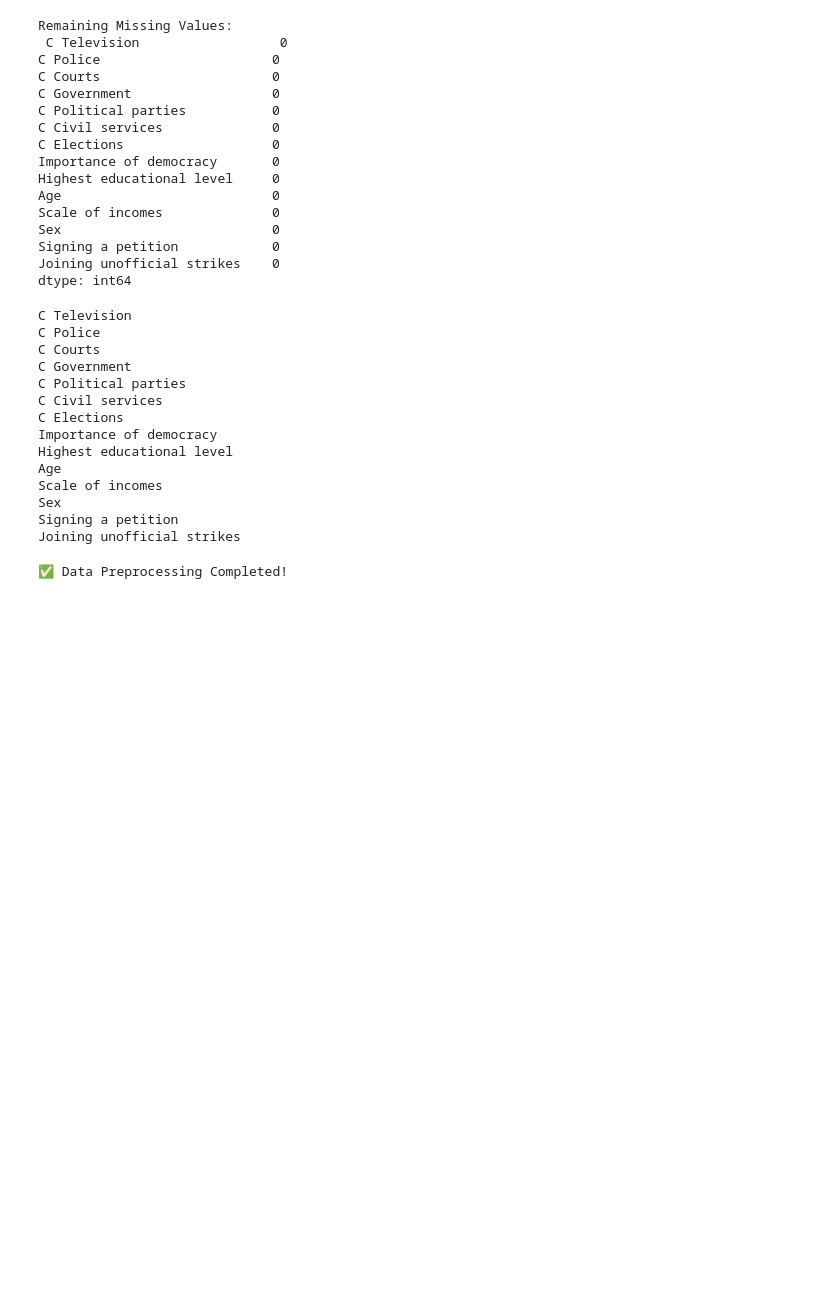
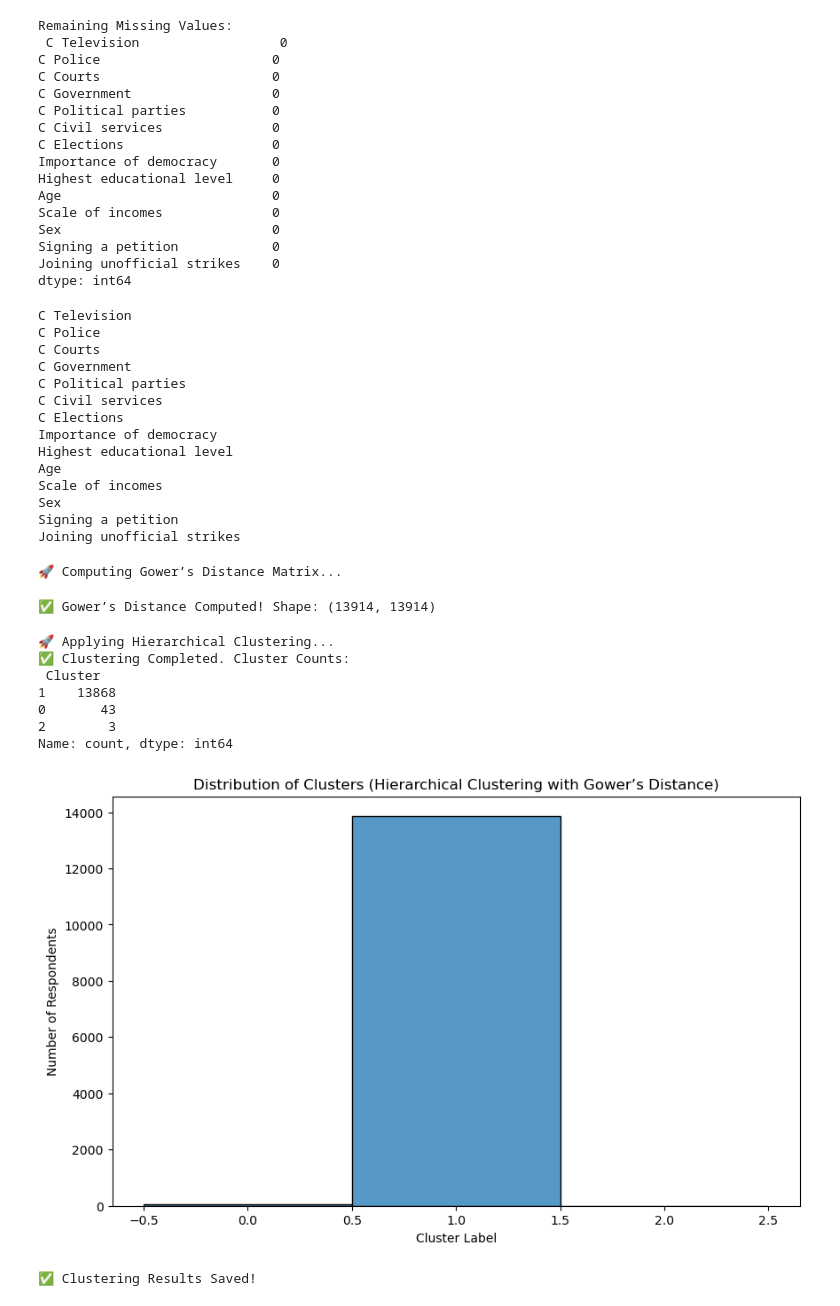
Before and after one commit to r-a-j/World-Value-Survey, a Jupyter notebook: BONUS_Analysis.ipynb, the cells around one changed output. Saved outputs shown, nothing was run; the diff lists cells and outputs as text; code cells hidden in the pictures; blank space fills up the shorter version.

```diff
--- a/BONUS_Analysis.ipynb
+++ b/BONUS_Analysis.ipynb
@@ -190,6 +190,9 @@ Sex
 Signing a petition
 Joining unofficial strikes
 # %%
+from sklearn.cluster import AgglomerativeClustering
+from gower import gower_matrix
+
 # ✅ Step 1: Define Variable Types
 ordinal_columns = [
     "C Television", "C Police", "C Courts", "C Government",
@@ -201,7 +204,7 @@ categorical_columns = [
     "Highest educational level", "Sex", "Signing a petition", "Joining unofficial strikes"
 ]
 
-continuous_columns = ["Age"]  # Only Age is continuous
+continuous_columns = ["Age"]
 
 # ✅ Step 2: Convert Ordinal Variables Properly
 for col in ordinal_columns:
@@ -210,10 +213,13 @@ for col in ordinal_columns:
 # ✅ Step 3: Convert Categorical Variables using One-Hot Encoding
 df_g8 = pd.get_dummies(df_g8, columns=categorical_columns, drop_first=True)
 
-# ✅ Step 4: Normalize Continuous Variables
-scaler = StandardScaler()
-df_g8[continuous_columns] = scaler.fit_transform(df_g8[continuous_columns])
+# ✅ Step 4: Compute Gower’s Distance Matrix with tqdm
+print("🚀 Computing Gower’s Distance Matrix...")
+with tqdm(total=df_g8.shape[0], desc="Gower Distance Calculation") as pbar:
+    gower_dist = gower_matrix(df_g8)
+    pbar.update(df_g8.shape[0])  # Update progress bar
 
-print("✅ Data Preprocessing Completed!")
+print("✅ Gower’s Distance Computed! Shape:", gower_dist.shape)
 # %% [output]
-✅ Data Preprocessing Completed!
+🚀 Computing Gower’s Distance Matrix...
+✅ Gower’s Distance Computed! Shape: (13914, 13914)
@@ -239,16 +225,0 @@ print("✅ Data Preprocessing Completed!")
-# %%
-# 🚀 Define Number of Clusters (Based on Elbow Method)
-num_clusters = 3
-
-# 🚀 Fit K-Prototypes Model
-kproto = KPrototypes(n_clusters=num_clusters, random_state=42)
-clusters = kproto.fit_predict(df_g8, categorical=list(range(len(ordinal_columns), df_g8.shape[1])))
-
-# 🚀 Add Cluster Labels
-df_g8["Cluster"] = clusters
-
-print("✅ Clustering Completed. Cluster Counts:")
-print(pd.Series(clusters).value_counts())
-
-# 🚀 Save Clustered Data
-df_g8.to_csv("data/preprocessed/clustered_rq4.csv", index=False)
@@ -278,0 +226,31 @@ plt.show()
+# %%
+# ✅ Step 5: Apply Hierarchical Clustering (Agglomerative)
+print("🚀 Applying Hierarchical Clustering...")
+
+num_clusters = 3  # Adjust based on dendrogram
+hac = AgglomerativeClustering(n_clusters=num_clusters, metric="precomputed", linkage="average")
+df_g8["Cluster"] = hac.fit_predict(gower_dist)
+
+print("✅ Clustering Completed. Cluster Counts:\n", df_g8["Cluster"].value_counts())
+
+# ✅ Step 6: Visualizing Clusters
+plt.figure(figsize=(10, 6))
+sns.histplot(df_g8["Cluster"], bins=num_clusters, discrete=True)
+plt.title("Distribution of Clusters (Hierarchical Clustering with Gower’s Distance)")
+plt.xlabel("Cluster Label")
+plt.ylabel("Number of Respondents")
+plt.show()
+
+# ✅ Save Clustered Data
+df_g8.to_csv("data/preprocessed/clustered_rq4_gower.csv", index=False)
+print("✅ Clustering Results Saved!")
+# %% [output]
+🚀 Applying Hierarchical Clustering...
+✅ Clustering Completed. Cluster Counts:
+ Cluster
+1    13868
+0       43
+2        3
+Name: count, dtype: int64
+[figure, added]
+✅ Clustering Results Saved!
```
Also changed, not shown: parts of 3 cells of this notebook, 7 other files.
